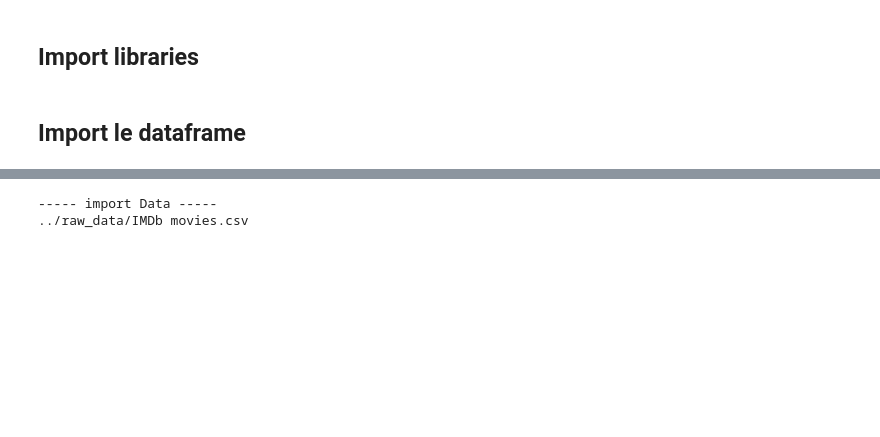
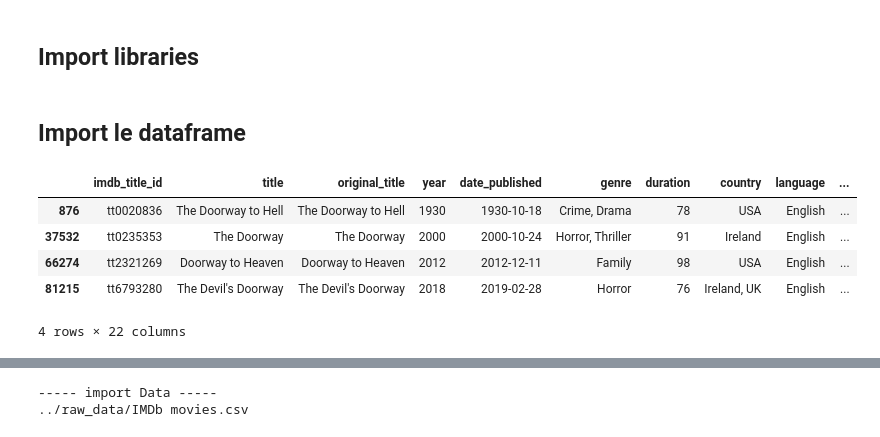
Before and after one commit to OscarTou/CinePred, a Jupyter notebook: notebooks/PLOT et Création de features.ipynb, the cells around one changed output, grey strips where cells are left out. Saved outputs shown, nothing was run; the diff lists cells and outputs as text; code cells hidden in the pictures; blank space fills up the shorter version.

```diff
--- a/notebooks/PLOT et Création de features.ipynb
+++ b/notebooks/PLOT et Création de features.ipynb
@@ -18,0 +20,9 @@ from CinePred.data.importing import *
+# %%
+df[df['title'].str.contains('Doorway')]
+# %% [output]
+|  | imdb_title_id | title | original_title | year | date_published | genre | duration | country | language | ... |
+| 876 | tt0020836 | The Doorway to Hell | The Doorway to Hell | 1930 | 1930-10-18 | Crime, Drama | 78 | USA | English | ... |
+| 37532 | tt0235353 | The Doorway | The Doorway | 2000 | 2000-10-24 | Horror, Thriller | 91 | Ireland | English | ... |
+| 66274 | tt2321269 | Doorway to Heaven | Doorway to Heaven | 2012 | 2012-12-11 | Family | 98 | USA | English | ... |
+| 81215 | tt6793280 | The Devil's Doorway | The Devil's Doorway | 2018 | 2019-02-28 | Horror | 76 | Ireland, UK | English | ... |
+4 rows × 22 columns
```
Also changed, not shown: parts of 7 cells of this notebook, 5 other files.
